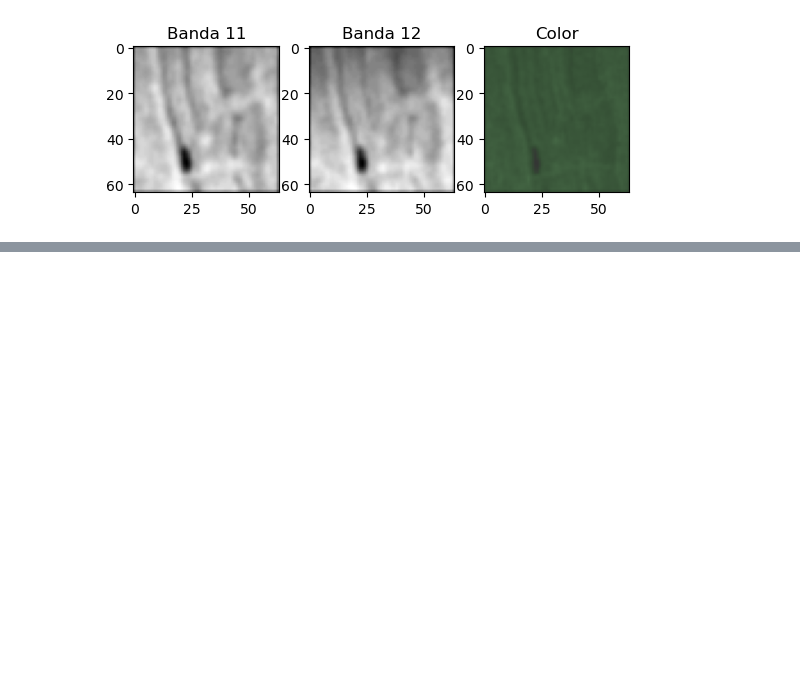
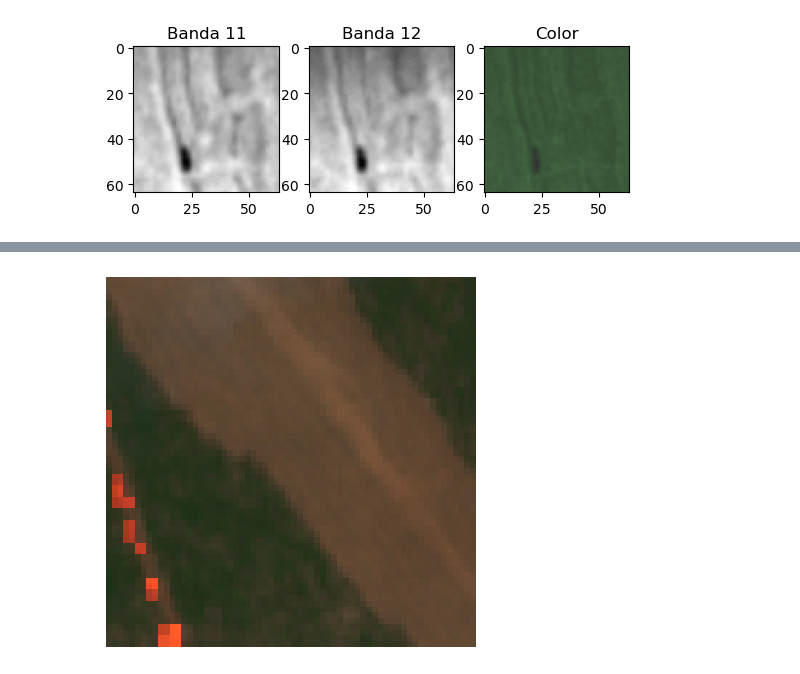
Before and after one commit to crisb2reis/mestrado, a Jupyter notebook: 4-visualizacao_testes.ipynb, the cells around one changed output, grey strips where cells are left out. Cells and saved outputs as stored; diff of their text form; code cells hidden in the pictures; blank space fills up the shorter version.

```diff
--- a/4-visualizacao_testes.ipynb
+++ b/4-visualizacao_testes.ipynb
@@ -275,0 +266,31 @@ Nenhum pixel com valor 1 encontrado na matriz.
+# %%
+from PIL import Image
+import os
+import matplotlib.pyplot as plt
+
+lista_imagens = []
+
+# Listar todos os arquivos no diretório
+arquivos = os.listdir(diretorio_imagens)
+
+# Filtrar os arquivos para incluir somente os que contêm "Wildfires"
+arquivos_filtrados = [arquivo for arquivo in arquivos if "Wildfires" in arquivo]
+
+# Ordenar os arquivos filtrados em ordem alfabética
+arquivos_filtrados.sort()
+
+# Iterar sobre os arquivos filtrados e carregar as imagens .tiff no array
+for arquivo in arquivos_filtrados:
+    caminho_arquivo = os.path.join(diretorio_imagens, arquivo)
+    imagem = Image.open(caminho_arquivo)
+    lista_imagens.append(imagem)
+
+# Plotar a primeira imagem da lista
+if lista_imagens:
+    plt.imshow(lista_imagens[56])  # Mostrar a primeira imagem, pois agora estão ordenadas
+    plt.axis('off')  # Opcional, para ocultar os eixos
+    plt.show()
+else:
+    print("Nenhuma imagem .tiff contendo 'Wildfires' encontrada no diretório.")
+# %% [output]
+[figure, added]
```
Also changed, not shown: parts of 12 cells of this notebook, 3 other files.
